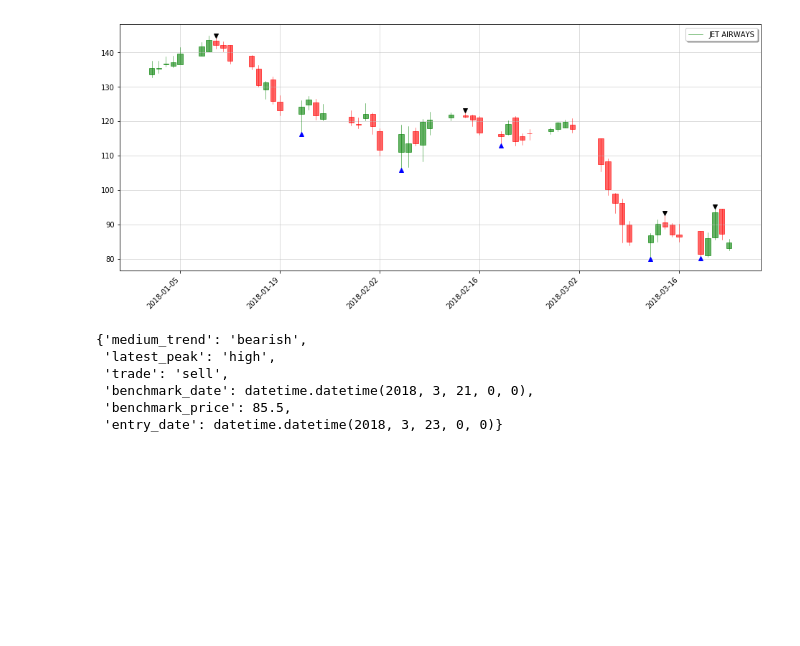
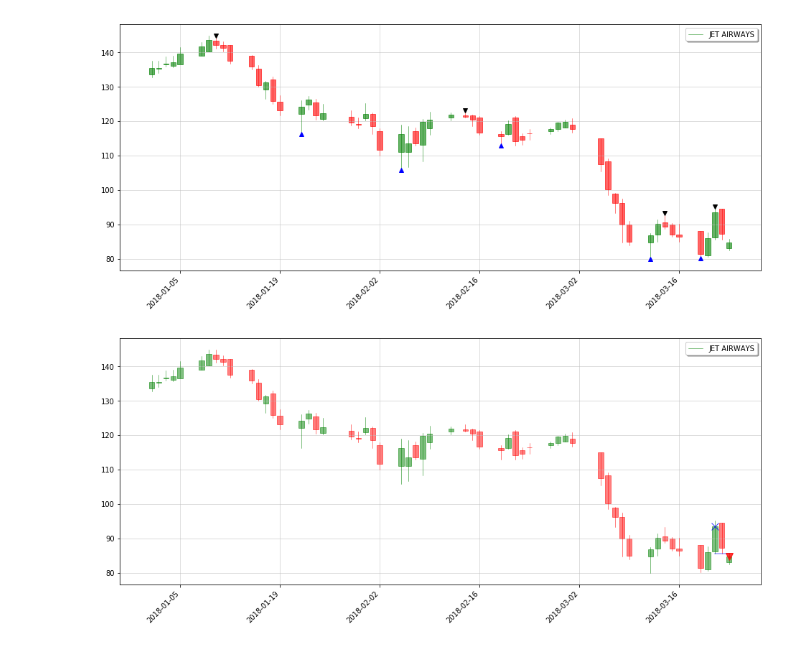
Before and after one commit to SanjotRaibagkar/AI-trading, a Jupyter notebook: Phase1-StockPrediction/Bearish_Trend_Continuation_Sell_Signal.ipynb, the cells around one changed output. Saved outputs shown, nothing was run; the diff lists cells and outputs as text; code cells hidden in the pictures; blank space fills up the shorter version.

```diff
--- a/Phase1-StockPrediction/Bearish_Trend_Continuation_Sell_Signal.ipynb
+++ b/Phase1-StockPrediction/Bearish_Trend_Continuation_Sell_Signal.ipynb
@@ -34,12 +40,41 @@ vasu.plot_candlestic_with_extrema(sample_data,peak_indices,trough_indices,STOCK_
 # %%
 trend_data = vasu.get_trend_data(sample_data)
 train_data,test_data = vasu.split_data(trend_data)
-# %%
-strategy.detect_bearish_continuation(train_data,test_data)
-# %% [output]
-{'medium_trend': 'bearish',
- 'latest_peak': 'high',
- 'trade': 'sell',
- 'benchmark_date': datetime.datetime(2018, 3, 21, 0, 0),
- 'benchmark_price': 85.5,
- 'entry_date': datetime.datetime(2018, 3, 23, 0, 0)}
+# %%
+signal_dict = strategy.detect_bearish_continuation(train_data,test_data)
+benchamark_date = signal_dict['benchmark_date']
+benchamark_price = signal_dict['benchmark_price']
+signal_date = signal_dict['entry_date']
+benchmark_data = train_data.loc[benchamark_date:].head(1)
+signal_data = test_data.loc[signal_date:]
+# %%
+fig, ax = plt.subplots(figsize = (16,7))
+fig.subplots_adjust(bottom=0.2)
+
+quotes = zip(mdates.date2num(train_data.index.to_pydatetime()),train_data[u'Open Price'],
+                             train_data[u'High Price'],train_data[u'Low Price'], train_data[u'Close Price'])
+candlestick_ohlc(ax,quotes,width=0.75,colorup='green',colordown='red' ,alpha=0.5)
+
+quotes = zip(mdates.date2num(test_data.index.to_pydatetime()),test_data[u'Open Price'],
+                                 test_data[u'High Price'],test_data[u'Low Price'], test_data[u'Close Price'])
+candlestick_ohlc(ax,quotes,width=0.75,colorup='green',colordown='red' ,alpha=0.5)
+
+full_data = pd.concat([train_data,test_data])
+benchamark_to_end_data = full_data.loc[benchamark_date:].copy()
+benchamark_to_end_data['benchmark price'] = benchamark_price
+benchmark_series = benchamark_to_end_data['benchmark price']
+plt.plot(benchmark_series, "-", color='blue', alpha = 0.4,markersize=20)
+
+plt.plot(benchmark_data['Close Price'], "x", color='b',markersize=10, alpha = 0.8)
+plt.plot(signal_data['Close Price'], "v", color='red',markersize=10,alpha = 0.8)
+
+ax.xaxis_date()
+ax.legend([STOCK_NAME],loc='upper right', shadow=True, fancybox=True)
+ax.autoscale_view()
+plt.setp(plt.gca().get_xticklabels(), rotation=45, horizontalalignment='right')
+
+plt.rc('axes', grid=True)
+plt.rc('grid', color='0.75', linestyle='-', linewidth=0.5)
+plt.show()
+# %% [output]
+[figure, added]
```
Also changed, not shown: parts of 1 cell of this notebook, 4 other files.
